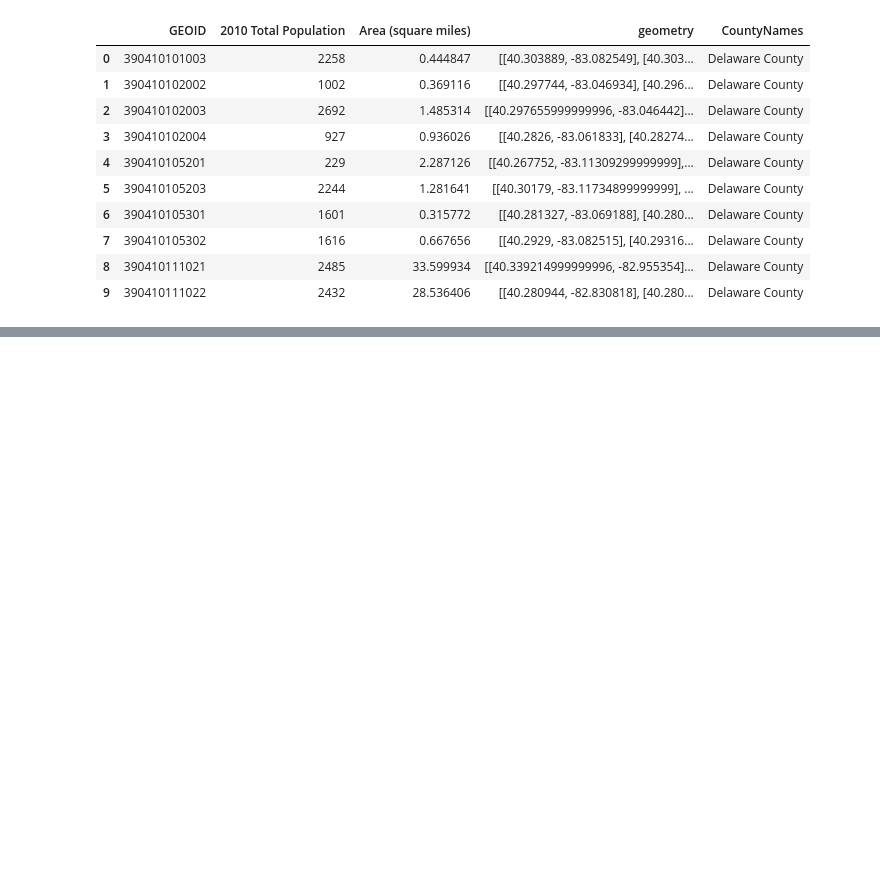
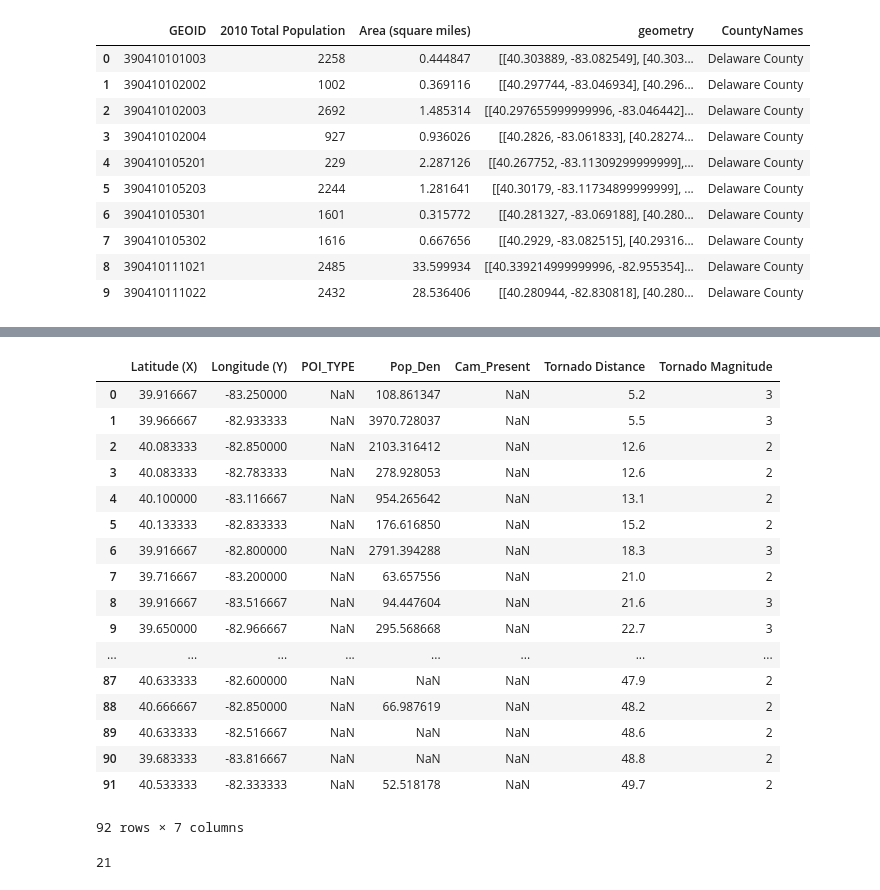
Before and after one commit to data-x-sp19/EVAC, a Jupyter notebook: PT_data.ipynb, the cells around one changed output, grey strips where cells are left out. Drawn from its saved outputs; the diff is of its cells as text; code cells hidden in the pictures; blank space fills up the shorter version.

```diff
--- a/PT_data.ipynb
+++ b/PT_data.ipynb
@@ -271,0 +209,3 @@ export_ohio = ohio_population_data.to_csv(r'./Data/Ohio_Population_Data.csv', in
+# %%
+#test_data = pd.read_csv("./Data/Training.csv")
+prediction_data = pd.read_csv("./Data/prediction.csv")
@@ -271,0 +267,3 @@ export_ohio = ohio_population_data.to_csv(r'./Data/Ohio_Population_Data.csv', in
+# %%
+modified_pred = addGeoidColumns(prediction_data)
+modified_pred.head()
@@ -271,0 +277,25 @@ export_ohio = ohio_population_data.to_csv(r'./Data/Ohio_Population_Data.csv', in
+# %%
+modified_pred
+# %% [output]
+|  | Latitude (X) | Longitude (Y) | POI_TYPE | Pop_Den | Cam_Present | Tornado Distance | Tornado Magnitude |
+| 0 | 39.916667 | -83.250000 | NaN | 108.861347 | NaN | 5.2 | 3 |
+| 1 | 39.966667 | -82.933333 | NaN | 3970.728037 | NaN | 5.5 | 3 |
+| 2 | 40.083333 | -82.850000 | NaN | 2103.316412 | NaN | 12.6 | 2 |
+| 3 | 40.083333 | -82.783333 | NaN | 278.928053 | NaN | 12.6 | 2 |
+| 4 | 40.100000 | -83.116667 | NaN | 954.265642 | NaN | 13.1 | 2 |
+| 5 | 40.133333 | -82.833333 | NaN | 176.616850 | NaN | 15.2 | 2 |
+| 6 | 39.916667 | -82.800000 | NaN | 2791.394288 | NaN | 18.3 | 3 |
+| 7 | 39.716667 | -83.200000 | NaN | 63.657556 | NaN | 21.0 | 2 |
+| 8 | 39.916667 | -83.516667 | NaN | 94.447604 | NaN | 21.6 | 3 |
+| 9 | 39.650000 | -82.966667 | NaN | 295.568668 | NaN | 22.7 | 3 |
+| ... | ... | ... | ... | ... | ... | ... | ... |
+| 87 | 40.633333 | -82.600000 | NaN | NaN | NaN | 47.9 | 2 |
+| 88 | 40.666667 | -82.850000 | NaN | 66.987619 | NaN | 48.2 | 2 |
+| 89 | 40.633333 | -82.516667 | NaN | NaN | NaN | 48.6 | 2 |
+| 90 | 39.683333 | -83.816667 | NaN | NaN | NaN | 48.8 | 2 |
+| 91 | 40.533333 | -82.333333 | NaN | 52.518178 | NaN | 49.7 | 2 |
+92 rows × 7 columns
+# %%
+modified_pred['Pop_Den'].isna().sum()
+# %% [output]
+21
```
Also changed, not shown: parts of 9 cells of this notebook.
